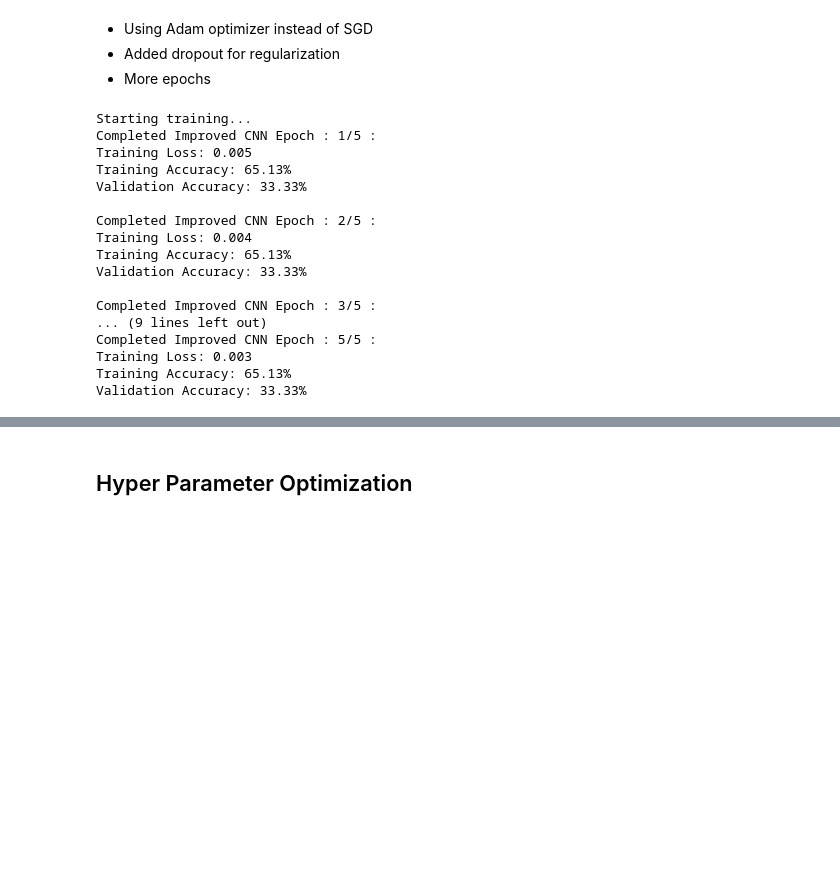
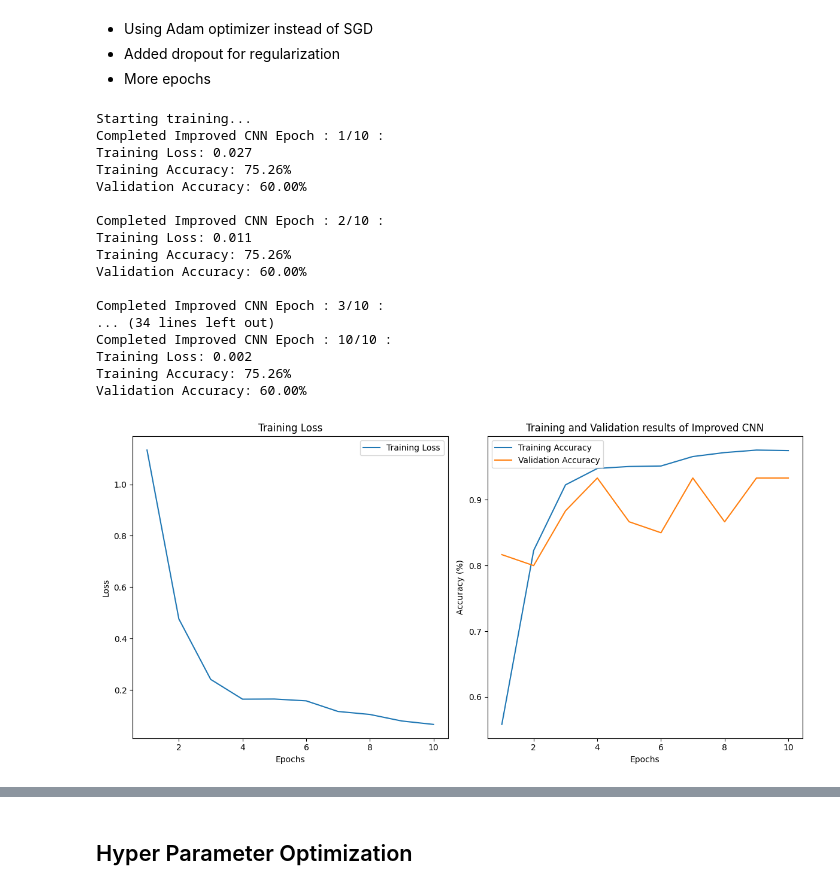
Before and after one commit to MariumWaseem1/INM702, a Jupyter notebook: Task 2.ipynb, the cells around one changed output, grey strips where cells are left out. Drawn from its saved outputs; the diff is of its cells as text; code cells hidden in the pictures; blank space fills up the shorter version.

```diff
--- a/Task 2.ipynb
+++ b/Task 2.ipynb
@@ -296,9 +321,15 @@ improved_criterion = nn.CrossEntropyLoss()
 improved_optimizer = torch.optim.Adam(
     improved_model.parameters(), lr=0.001)  # Changed to Adam
 
+
+# Flags to store values for visualization
+training_losses = []
+training_accuracies = []
+validation_accuracies = []
+
 # Training loop
 print("Starting training...")
-epochs_count = 5 # reminder : change epoch to 15
+epochs_count = 10
 best_val_acc = 0
 
 for epoch in range(epochs_count):
@@ -323,6 +354,9 @@ for epoch in range(epochs_count):
     epoch_loss = training_loss / len(training_loader_improved)
     epoch_accuracy = training_correct / training_total
 
+    training_losses.append(epoch_loss)
+    training_accuracies.append(epoch_accuracy)
+
     # Validation phase
     improved_model.eval()
     validation_correct = 0
@@ -335,7 +369,7 @@ for epoch in range(epochs_count):
             validation_total += labels.size(0)
 
     validation_accuracy = validation_correct / validation_total
-
+    validation_accuracies.append(validation_accuracy)
     # Save best model
     if validation_accuracy > best_val_acc:
         best_val_acc = validation_accuracy
@@ -347,22 +381,52 @@ for epoch in range(epochs_count):
     print(f'Validation Accuracy: {validation_accuray:.2f}%\n')
 # %% [output]
 Starting training...
-Completed Improved CNN Epoch : 1/5 :
-Training Loss: 0.005
-Training Accuracy: 65.13%
-Validation Accuracy: 33.33%
+Completed Improved CNN Epoch : 1/10 :
+Training Loss: 0.027
+Training Accuracy: 75.26%
+Validation Accuracy: 60.00%
 
-Completed Improved CNN Epoch : 2/5 :
-Training Loss: 0.004
-Training Accuracy: 65.13%
-Validation Accuracy: 33.33%
+Completed Improved CNN Epoch : 2/10 :
+Training Loss: 0.011
+Training Accuracy: 75.26%
+Validation Accuracy: 60.00%
 
-Completed Improved CNN Epoch : 3/5 :
-... (9 lines left out)
-Completed Improved CNN Epoch : 5/5 :
-Training Loss: 0.003
-Training Accuracy: 65.13%
-Validation Accuracy: 33.33%
+Completed Improved CNN Epoch : 3/10 :
+... (34 lines left out)
+Completed Improved CNN Epoch : 10/10 :
+Training Loss: 0.002
+Training Accuracy: 75.26%
+Validation Accuracy: 60.00%
+# %%
+"""
+Visiualizing training and validation results of the Base model.
+"""
+plt.figure(figsize=(12, 6))
+
+# Plot Loss
+plt.subplot(1, 2, 1)
+plt.plot(range(1, epochs_count + 1), training_losses, label='Training Loss')
+plt.title('Training Loss')
+plt.xlabel('Epochs')
+plt.ylabel('Loss')
+plt.legend()
+
+# Plot Accuracy
+plt.subplot(1, 2, 2)
+plt.plot(range(1, epochs_count + 1),
+         training_accuracies, label='Training Accuracy')
+plt.plot(range(1, epochs_count + 1), validation_accuracies,
+         label='Validation Accuracy')
+plt.title('Training and Validation results of Improved CNN')
+plt.xlabel('Epochs')
+plt.ylabel('Accuracy (%)')
+plt.legend()
+
+plt.tight_layout()
+plt.savefig("./plots/Training and Validation results of Improved CNN.png")
+plt.show()
+# %% [output]
+[figure, added]
 # %%
 # Load the best model
 improved_model.load_state_dict(torch.load('best_plant_disease_model.pth'))
```
Also changed, not shown: parts of 11 cells of this notebook, 2 other files.
